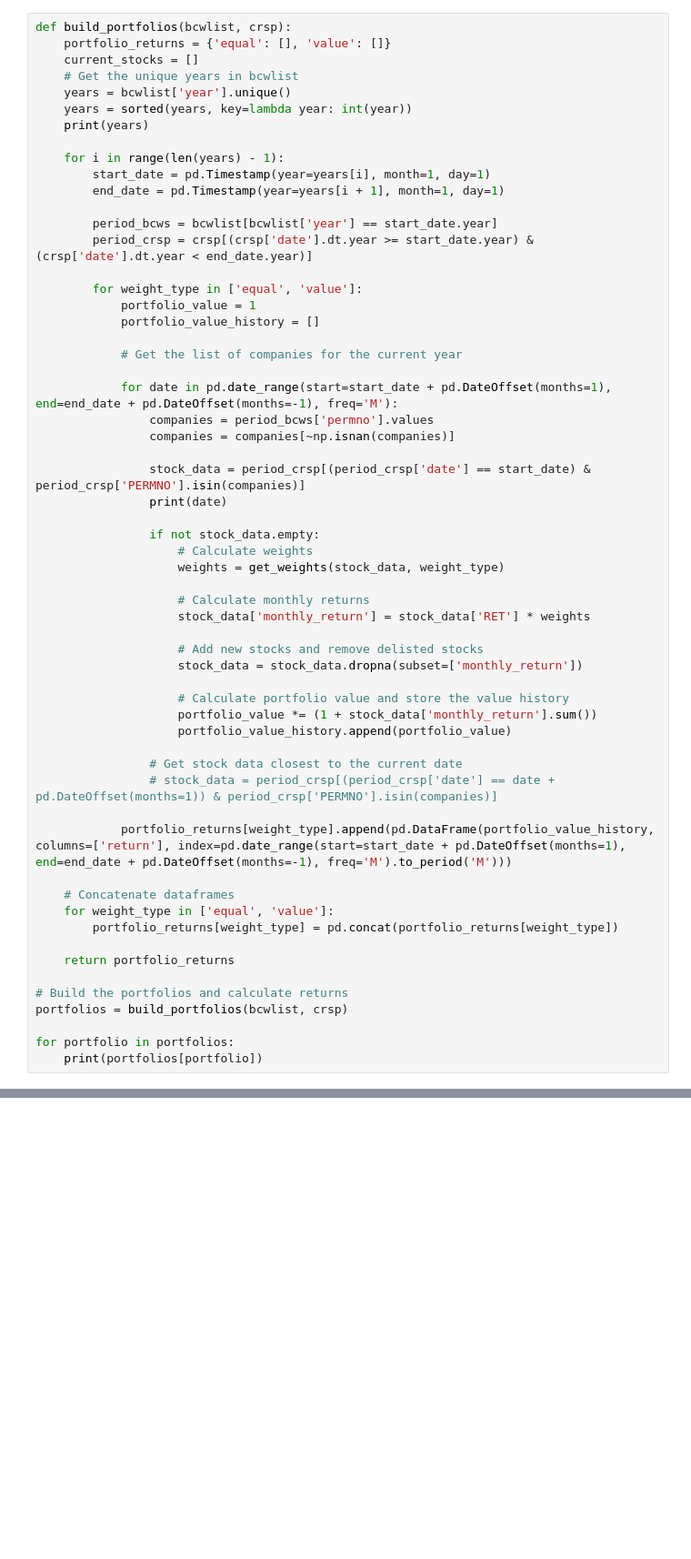
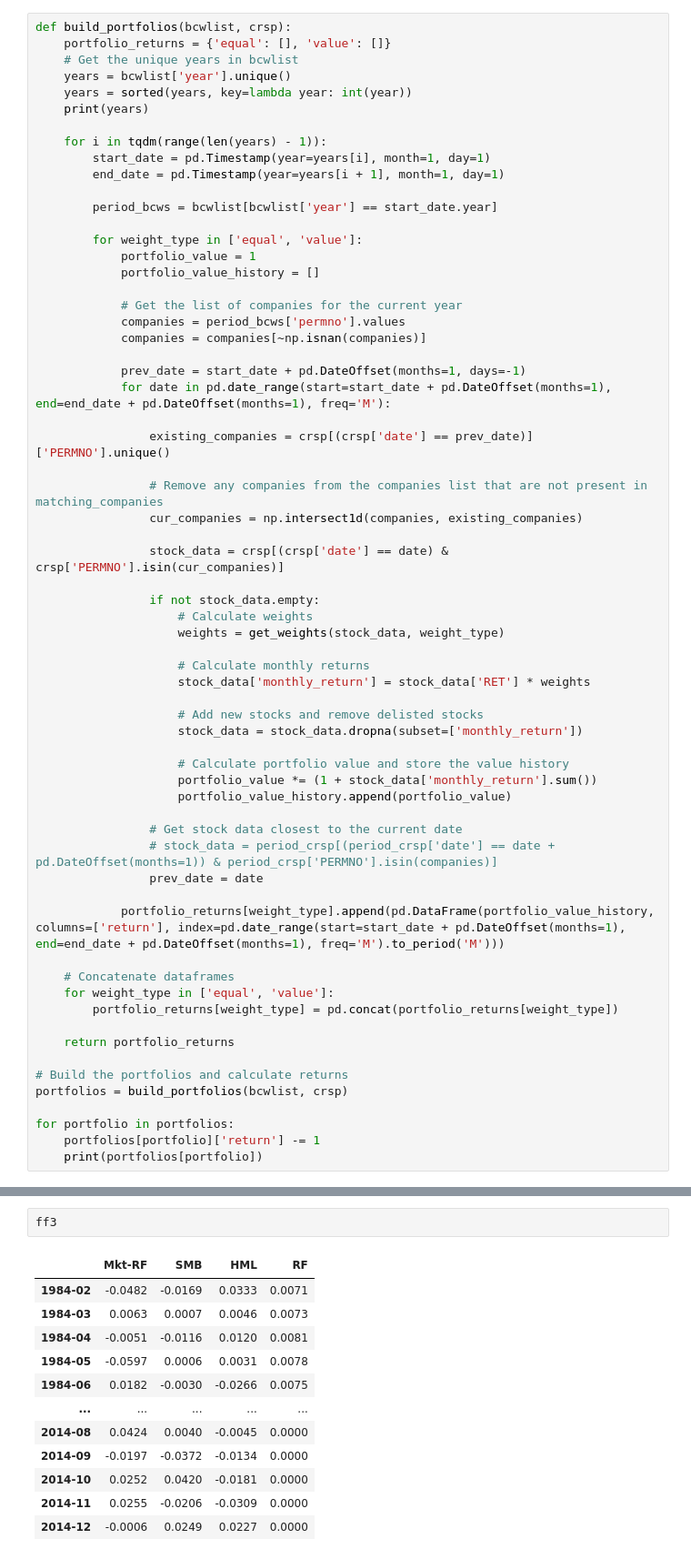
Before and after one commit to jonathoneco/bem114, a Jupyter notebook: Set3/problem12.ipynb, the cells around one changed output, grey strips where cells are left out. Shown: that part at 91% size. Saved outputs shown, nothing was run; the diff lists cells and outputs as text; blank space fills up the shorter version.

```diff
--- a/Set3/problem12.ipynb
+++ b/Set3/problem12.ipynb
@@ -35,31 +36,34 @@ def calculate_monthly_returns(data, weights):
 # %%
 def build_portfolios(bcwlist, crsp):
     portfolio_returns = {'equal': [], 'value': []}
-    current_stocks = []
     # Get the unique years in bcwlist
     years = bcwlist['year'].unique()
     years = sorted(years, key=lambda year: int(year))
     print(years)
 
-    for i in range(len(years) - 1):
+    for i in tqdm(range(len(years) - 1)):
         start_date = pd.Timestamp(year=years[i], month=1, day=1)
         end_date = pd.Timestamp(year=years[i + 1], month=1, day=1)
 
         period_bcws = bcwlist[bcwlist['year'] == start_date.year]
-        period_crsp = crsp[(crsp['date'].dt.year >= start_date.year) & (crsp['date'].dt.year < end_date.year)]
 
         for weight_type in ['equal', 'value']:
             portfolio_value = 1
             portfolio_value_history = []
 
             # Get the list of companies for the current year
+            companies = period_bcws['permno'].values
+            companies = companies[~np.isnan(companies)]
 
-            for date in pd.date_range(start=start_date + pd.DateOffset(months=1), end=end_date + pd.DateOffset(months=-1), freq='M'):
-                companies = period_bcws['permno'].values
-                companies = companies[~np.isnan(companies)]
+            prev_date = start_date + pd.DateOffset(months=1, days=-1)
+            for date in pd.date_range(start=start_date + pd.DateOffset(months=1), end=end_date + pd.DateOffset(months=1), freq='M'):
 
-                stock_data = period_crsp[(period_crsp['date'] == start_date) & period_crsp['PERMNO'].isin(companies)]
-                print(date)
+                existing_companies = crsp[(crsp['date'] == prev_date)]['PERMNO'].unique()
+
+                # Remove any companies from the companies list that are not present in matching_companies
+                cur_companies = np.intersect1d(companies, existing_companies)
+
+                stock_data = crsp[(crsp['date'] == date) & crsp['PERMNO'].isin(cur_companies)]
 
                 if not stock_data.empty:
                     # Calculate weights
@@ -77,8 +81,9 @@ def build_portfolios(bcwlist, crsp):
 
                 # Get stock data closest to the current date
                 # stock_data = period_crsp[(period_crsp['date'] == date + pd.DateOffset(months=1)) & period_crsp['PERMNO'].isin(companies)]
+                prev_date = date
 
-            portfolio_returns[weight_type].append(pd.DataFrame(portfolio_value_history, columns=['return'], index=pd.date_range(start=start_date + pd.DateOffset(months=1), end=end_date + pd.DateOffset(months=-1), freq='M').to_period('M')))
+            portfolio_returns[weight_type].append(pd.DataFrame(portfolio_value_history, columns=['return'], index=pd.date_range(start=start_date + pd.DateOffset(months=1), end=end_date + pd.DateOffset(months=1), freq='M').to_period('M')))
 
     # Concatenate dataframes
     for weight_type in ['equal', 'value']:
@@ -90,6 +95,7 @@ def build_portfolios(bcwlist, crsp):
 portfolios = build_portfolios(bcwlist, crsp)
 
 for portfolio in portfolios:
+    portfolios[portfolio]['return'] -= 1
     print(portfolios[portfolio])
 # %% [output]
 [1984, 1993, 1998, 1999, 2000, 2001, 2002, 2003, 2004, 2005, 2006, 2007, 2008, 2009, 2010, 2011, 2012, 2013, 2014, 2015, 2016, 2017, 2018, 2019, 2020]
@@ -117,0 +131,15 @@ ff3 = ff3.loc[portfolios['equal'].index, :]
+# %%
+ff3
+# %% [output]
+|  | Mkt-RF | SMB | HML | RF |
+| 1984-02 | -0.0482 | -0.0169 | 0.0333 | 0.0071 |
+| 1984-03 | 0.0063 | 0.0007 | 0.0046 | 0.0073 |
+| 1984-04 | -0.0051 | -0.0116 | 0.0120 | 0.0081 |
+| 1984-05 | -0.0597 | 0.0006 | 0.0031 | 0.0078 |
+| 1984-06 | 0.0182 | -0.0030 | -0.0266 | 0.0075 |
+| ... | ... | ... | ... | ... |
+| 2014-08 | 0.0424 | 0.0040 | -0.0045 | 0.0000 |
+| 2014-09 | -0.0197 | -0.0372 | -0.0134 | 0.0000 |
+| 2014-10 | 0.0252 | 0.0420 | -0.0181 | 0.0000 |
+| 2014-11 | 0.0255 | -0.0206 | -0.0309 | 0.0000 |
+| 2014-12 | -0.0006 | 0.0249 | 0.0227 | 0.0000 |
```
Also changed, not shown: parts of 10 cells of this notebook.
